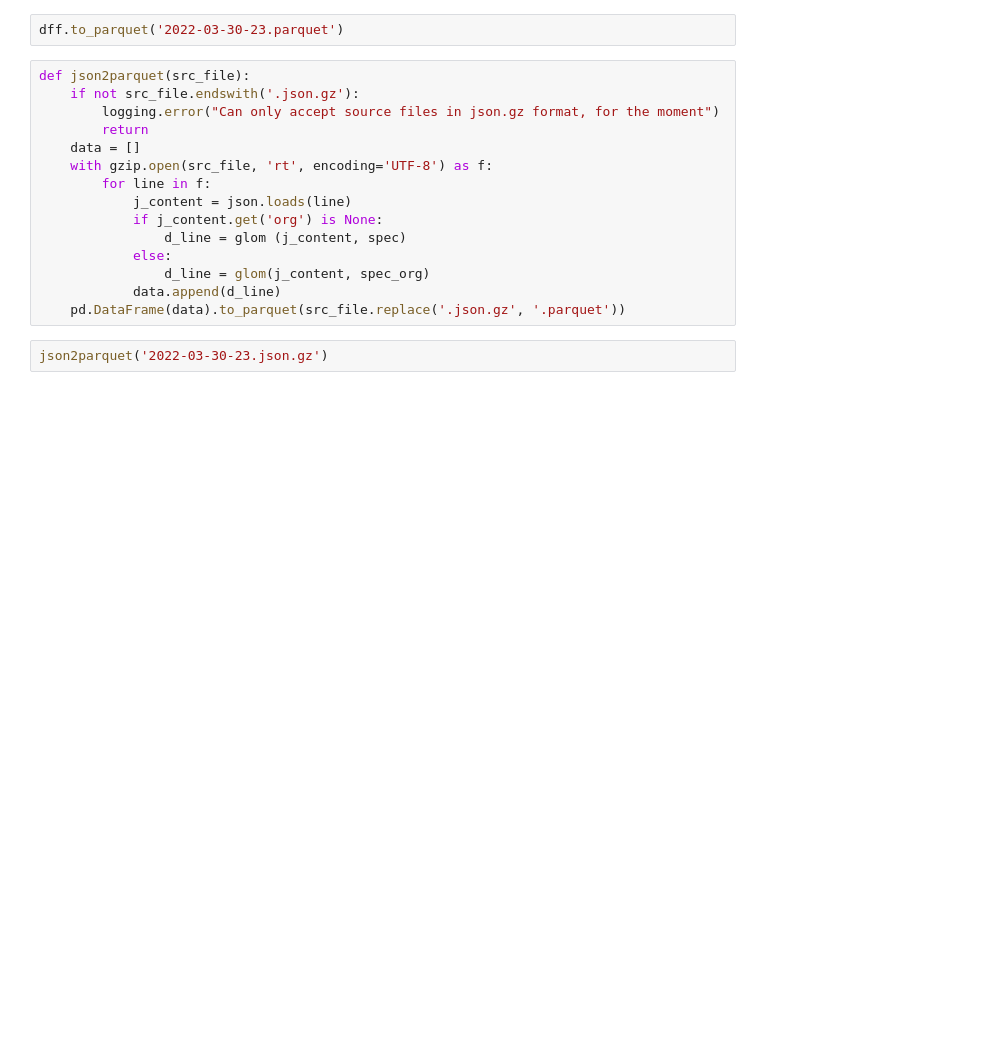
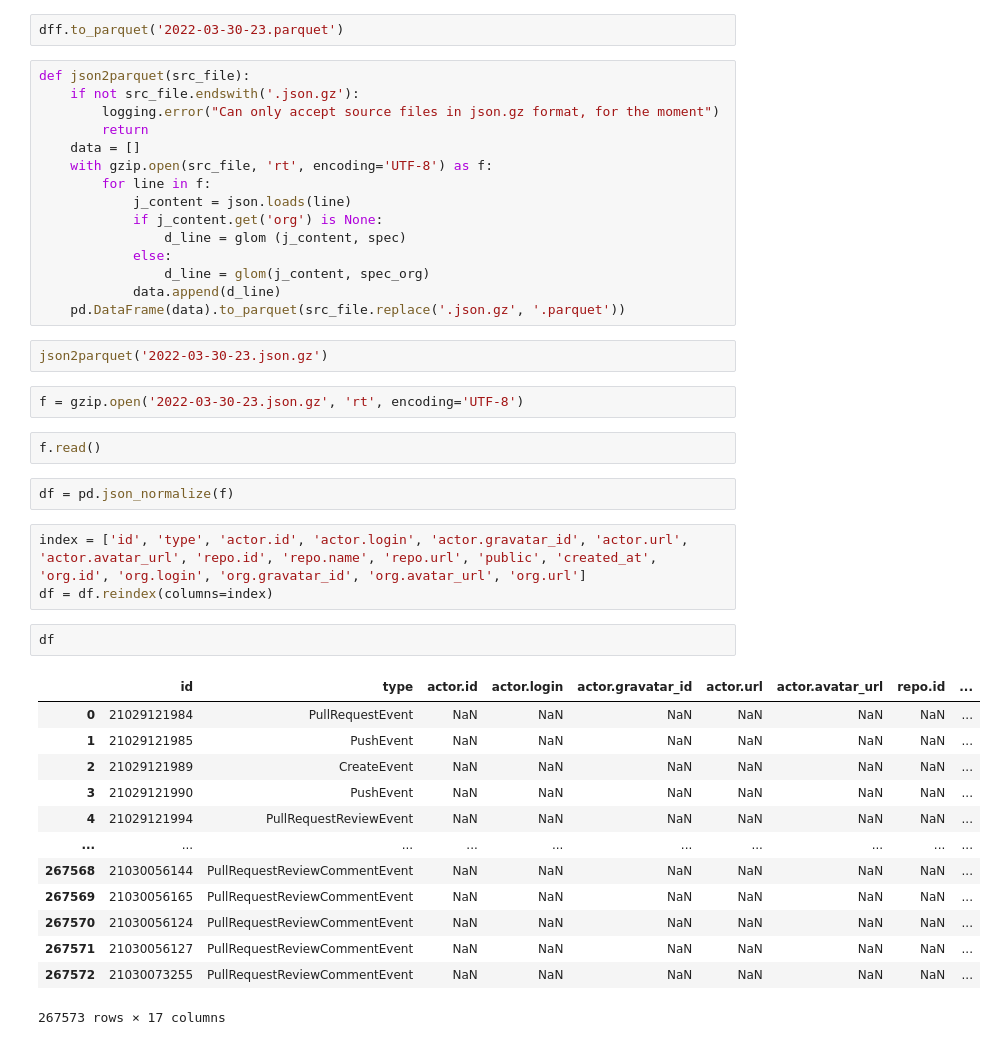
Before and after one commit to ziritrion/dataeng-zoomcamp, a Jupyter notebook: scratch/explore.ipynb, the cells around one changed output. Cells and saved outputs as stored; diff of their text form; blank space fills up the shorter version.

```diff
--- a/scratch/explore.ipynb
+++ b/scratch/explore.ipynb
@@ -276,3 +277,28 @@ def json2parquet(src_file):
     pd.DataFrame(data).to_parquet(src_file.replace('.json.gz', '.parquet'))
 # %%
 json2parquet('2022-03-30-23.json.gz')
+# %%
+f = gzip.open('2022-03-30-23.json.gz', 'rt', encoding='UTF-8')
+# %%
+f.read()
+# %%
+df = pd.json_normalize(f)
+# %%
+index = ['id', 'type', 'actor.id', 'actor.login', 'actor.gravatar_id', 'actor.url', 'actor.avatar_url', 'repo.id', 'repo.name', 'repo.url', 'public', 'created_at', 'org.id', 'org.login', 'org.gravatar_id', 'org.avatar_url', 'org.url']
+df = df.reindex(columns=index)
+# %%
+df
+# %% [output]
+|  | id | type | actor.id | actor.login | actor.gravatar_id | actor.url | actor.avatar_url | repo.id | ... |
+| 0 | 21029121984 | PullRequestEvent | NaN | NaN | NaN | NaN | NaN | NaN | ... |
+| 1 | 21029121985 | PushEvent | NaN | NaN | NaN | NaN | NaN | NaN | ... |
+| 2 | 21029121989 | CreateEvent | NaN | NaN | NaN | NaN | NaN | NaN | ... |
+| 3 | 21029121990 | PushEvent | NaN | NaN | NaN | NaN | NaN | NaN | ... |
+| 4 | 21029121994 | PullRequestReviewEvent | NaN | NaN | NaN | NaN | NaN | NaN | ... |
+| ... | ... | ... | ... | ... | ... | ... | ... | ... | ... |
+| 267568 | 21030056144 | PullRequestReviewCommentEvent | NaN | NaN | NaN | NaN | NaN | NaN | ... |
+| 267569 | 21030056165 | PullRequestReviewCommentEvent | NaN | NaN | NaN | NaN | NaN | NaN | ... |
+| 267570 | 21030056124 | PullRequestReviewCommentEvent | NaN | NaN | NaN | NaN | NaN | NaN | ... |
+| 267571 | 21030056127 | PullRequestReviewCommentEvent | NaN | NaN | NaN | NaN | NaN | NaN | ... |
+| 267572 | 21030073255 | PullRequestReviewCommentEvent | NaN | NaN | NaN | NaN | NaN | NaN | ... |
+267573 rows × 17 columns
```
Also changed, not shown: parts of 3 cells of this notebook, 1 other file.
